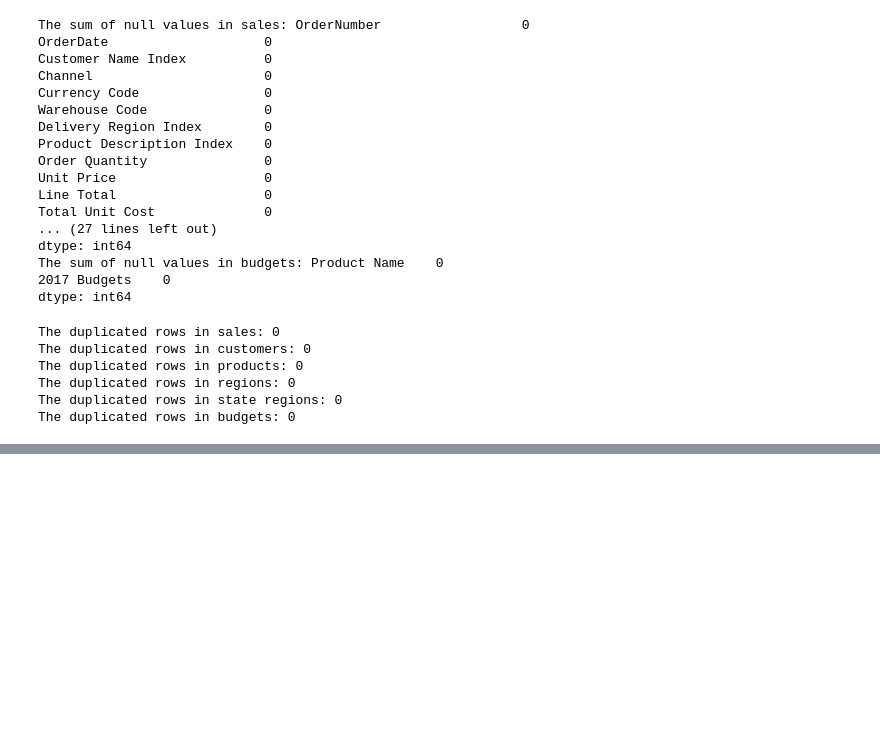
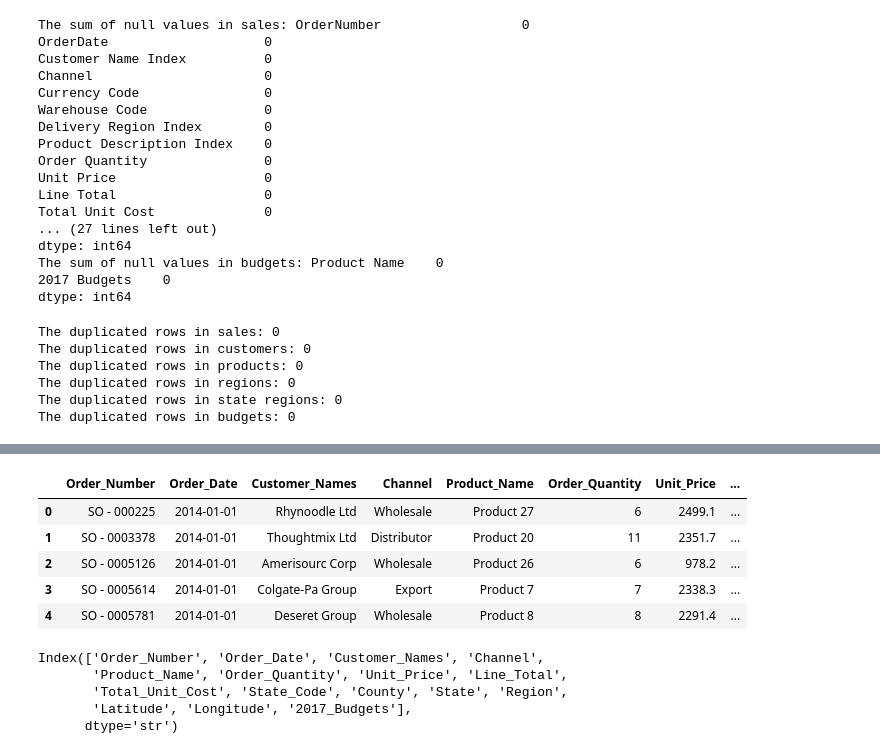
Before and after one commit to shovo3954-design/Portfolio_Of_Data_Analytics, a Jupyter notebook: Portfolio_Of_Data_Analyst/EDA.ipynb, the cells around one changed output, grey strips where cells are left out. Cells and saved outputs as stored; diff of their text form; code cells hidden in the pictures; blank space fills up the shorter version.

```diff
--- a/Portfolio_Of_Data_Analyst/EDA.ipynb
+++ b/Portfolio_Of_Data_Analyst/EDA.ipynb
@@ -196,0 +343,11 @@ The duplicated rows in budgets: 0
+# %%
+import re
+import pandas as pd
+
+def format_column(col):
+    col = re.sub(r'(?<=[a-z0-9])(?=[A-Z])', '_', col)
+    words = re.split(r'[\s_]+', col.strip())
+    return '_'.join(w.capitalize() if not w.isupper() else w for w in words if w)
+
+df.columns = [format_column(c) for c in df.columns]
+print(df.columns.tolist())
@@ -196,0 +369,2 @@ The duplicated rows in budgets: 0
+# %%
+df.drop(columns=["Delivery_Region_Index"], inplace=True)
@@ -196,0 +382,30 @@ The duplicated rows in budgets: 0
+# %%
+cols_to_keep = [
+    'Order_Number',
+    'Order_Date',
+    'Customer_Names',
+    'Channel',
+    'Product_Name',
+    'Order_Quantity',
+    'Unit_Price',
+    'Line_Total',
+    'Total_Unit_Cost',
+    'State_Code',
+    'County',
+    'State',
+    'Region',
+    'Latitude',
+    'Longitude',
+    '2017_Budgets'
+]
+# %%
+final_df = df[cols_to_keep]
+# %%
+final_df.head()
+# %% [output]
+|  | Order_Number | Order_Date | Customer_Names | Channel | Product_Name | Order_Quantity | Unit_Price | ... |
+| 0 | SO - 000225 | 2014-01-01 | Rhynoodle Ltd | Wholesale | Product 27 | 6 | 2499.1 | ... |
+| 1 | SO - 0003378 | 2014-01-01 | Thoughtmix Ltd | Distributor | Product 20 | 11 | 2351.7 | ... |
+| 2 | SO - 0005126 | 2014-01-01 | Amerisourc Corp | Wholesale | Product 26 | 6 | 978.2 | ... |
+| 3 | SO - 0005614 | 2014-01-01 | Colgate-Pa Group | Export | Product 7 | 7 | 2338.3 | ... |
+| 4 | SO - 0005781 | 2014-01-01 | Deseret Group | Wholesale | Product 8 | 8 | 2291.4 | ... |
@@ -196,0 +414,8 @@ The duplicated rows in budgets: 0
+# %%
+dff.columns
+# %% [output]
+Index(['Order_Number', 'Order_Date', 'Customer_Names', 'Channel',
+       'Product_Name', 'Order_Quantity', 'Unit_Price', 'Line_Total',
+       'Total_Unit_Cost', 'State_Code', 'County', 'State', 'Region',
+       'Latitude', 'Longitude', '2017_Budgets'],
+      dtype='str')
```
Also changed, not shown: parts of 30 cells of this notebook, 1 other file.
